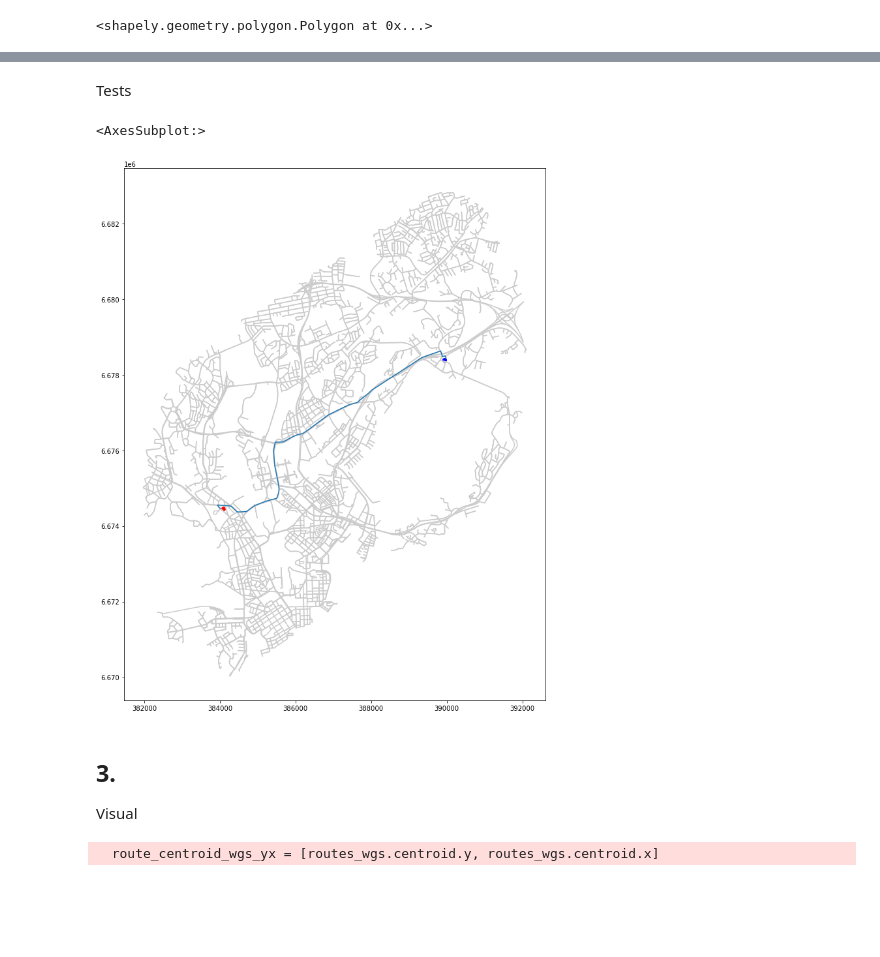
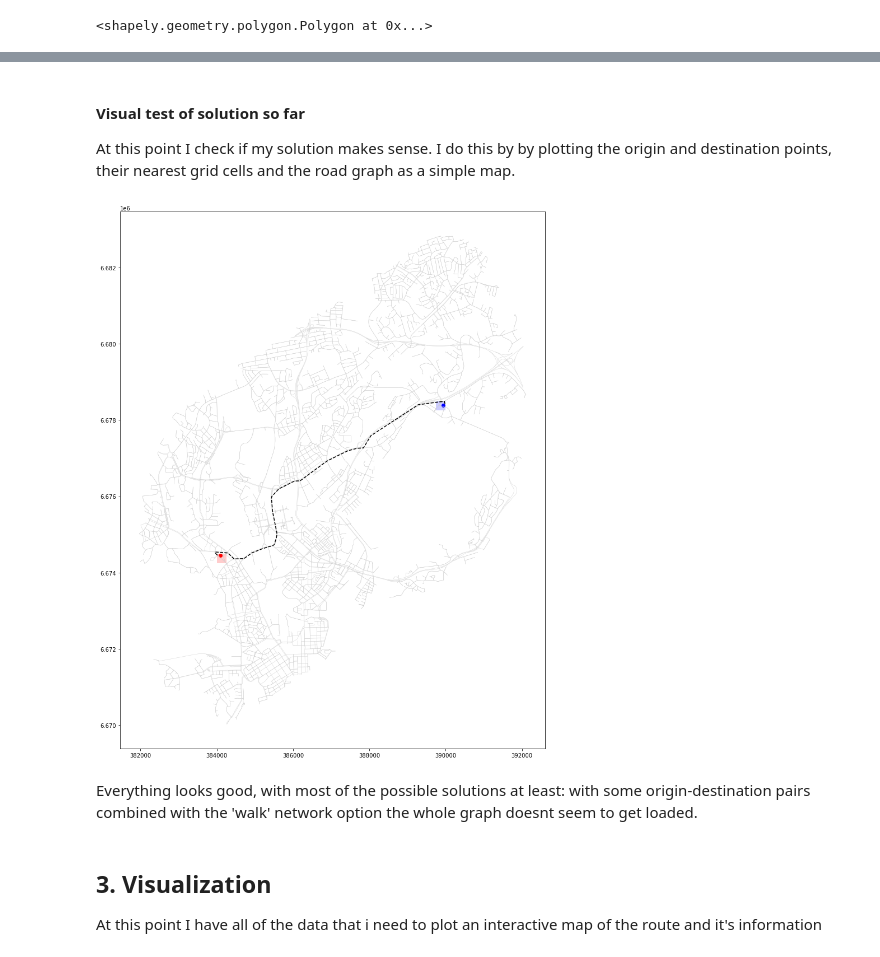
Before and after one commit to eemilhaa/Autogis_final, a Jupyter notebook: Final_exercise.ipynb, the cells around one changed output, grey strips where cells are left out. Drawn from its saved outputs; the diff is of its cells as text; code cells hidden in the pictures; blank space fills up the shorter version.

```diff
--- a/Final_exercise.ipynb
+++ b/Final_exercise.ipynb
@@ -37,13 +37,13 @@ epsg=3067
 #dest_address = 'Väinö Auerin katu 13, 00560, Helsinki, Finland'
 
 # Test addresses2 and transportation method
-#orig_address = 'Haartmaninkatu 8, 00100, Helsinki, Finland'
-#dest_address = 'Viikinkaari 11, 00290, Helsinki, Finland'
+orig_address = 'Haartmaninkatu 8, 00100, Helsinki, Finland'
+dest_address = 'Viikinkaari 11, 00290, Helsinki, Finland'
 transport_method = 'car'
 
 # Addresses and transportation method with user input
-orig_address = str(input('Origin address:')+', Helsinki, Finland')
-dest_address = str(input('Destination address:')+', Helsinki, Finland')
+#orig_address = str(input('Origin address:')+', Helsinki, Finland')
+#dest_address = str(input('Destination address:')+', Helsinki, Finland')
 #transport_method = str(input('transportation method (walk, bike, public, or car):'))
 
 # Geocode addresses
@@ -53,3 +53,6 @@ dest_point = geocode(dest_address, provider='nominatim', user_agent='autogis_EH'
 # Project to ETRS-TM35FIN
 orig_point = orig_point.to_crs(epsg=epsg)
 dest_point = dest_point.to_crs(epsg=epsg)
+
+# Defining current time in Helsinki (UTC + 2 hours)
+time_now = datetime.datetime.utcnow()+datetime.timedelta(hours=2)
@@ -139,13 +140,12 @@ print(orig_YKR, dest_YKR)
 # %%
-# Select apprpriate travel time data based on dest_point's YKR_ID
+# Select apprpriate travel time data based on dest_point's YKR_ID (Only 4/13 231 possible files uploaded to git)
 fp_tt = r'data/traveltimes/travel_times_to_ '+str(dest_YKR)+'.txt'
 
 # Read in data
 tt_data = pd.read_csv(fp_tt, sep=';', na_values=['-1'])
 
-# Merge travel time data to YKR grid and drop na values
+# Merge travel time data to YKR grid
 tt_grid = grid.merge(tt_data, on=tt_data['from_id'])
-tt_grid = tt_grid.dropna()
 tt_grid.columns
 # %% [output]
 Index(['key_0', 'x', 'y', 'YKR_ID', 'geometry', 'from_id', 'to_id', 'walk_t',
@@ -296,23 +324,35 @@ Datum: World Geodetic System 1984
-# %% [markdown]
-Tests
-# %%
-fig, ax = plt.subplots(figsize=(20,15))
-
-#grid.plot(ax=ax, facecolor=[0.9,0.9,0.9], edgecolor=[0.7,0.7,0.7])
-#tt_grid.plot(ax=ax, column='pt_r_t', cmap='RdYlBu')
-
-#orig_cell.plot(ax=ax, facecolor=[0.9,0.8,0])
-#dest_cell.plot(ax=ax, facecolor=[0,0.7,0.7])
-orig_point.plot(ax=ax, color=[0,0,1])
-dest_point.plot(ax=ax, color=[1,0,0])
-
-edges_utm.plot(ax=ax, color=[0.8,0.8,0.8])
-routes.plot(ax=ax)
-#grid_centroids.plot(ax=ax, color=[0,0,0], markersize=1)
-# %% [output]
-<AxesSubplot:>
-[figure, removed]
-# %% [markdown]
-## 3.
-Visual
+# %% [markdown]
+#### Visual test of solution so far
+
+At this point I check if my solution makes sense. I do this by by plotting the origin and destination points, their nearest grid cells and the road graph as a simple map.
+# %%
+# Select the cells
+orig_cell = tt_grid['geometry'].loc[tt_grid['YKR_ID'] == orig_YKR]
+dest_cell = tt_grid['geometry'].loc[tt_grid['YKR_ID'] == dest_YKR]
+# %%
+# Set up the plot
+fig, ax = plt.subplots(figsize=(20,14))
+
+# Plot graph edges
+edges_utm.plot(ax=ax, color=[0.8,0.8,0.8], linewidth=0.4)
+
+# Plot grid cells
+orig_cell.plot(ax=ax, facecolor=[1,0.8,0.8])
+dest_cell.plot(ax=ax, facecolor=[0.8,0.8,1])
+
+# Plot route
+routes.plot(ax=ax, color=[0,0,0], linestyle='--')
+
+# Plot points
+orig_point.plot(ax=ax, color=[1,0,0])
+dest_point.plot(ax=ax, color=[0,0,1])
+
+plt.tight_layout()
+# %% [output]
+[figure, added]
+# %% [markdown]
+Everything looks good, with most of the possible solutions at least: with some origin-destination pairs combined with the 'walk' network option the whole graph doesnt seem to get loaded.
+# %% [markdown]
+## 3. Visualization
+At this point I have all of the data that i need to plot an interactive map of the route and it's information
 # %%
@@ -321,13 +361,5 @@ routes_wgs = routes.to_crs(epsg=4326)
 orig_point_wm = orig_point.to_crs(epsg=3857)
 dest_point_wm = dest_point.to_crs(epsg=3857)
-# %%
-orig_point_wgs_yx = [orig_point_wgs['geometry'].iloc[0].y, orig_point_wgs['geometry'].iloc[0].x]
-
-dest_point_wgs_yx = [dest_point_wgs['geometry'].iloc[0].y, dest_point_wgs['geometry'].iloc[0].x]
-
-route_centroid_wgs_yx = [routes_wgs.centroid.y, routes_wgs.centroid.x]
-# %% [output]
-  route_centroid_wgs_yx = [routes_wgs.centroid.y, routes_wgs.centroid.x]
 # %%
 # Create map instance
 m = folium.Map(
```
Also changed, not shown: parts of 14 cells of this notebook.
